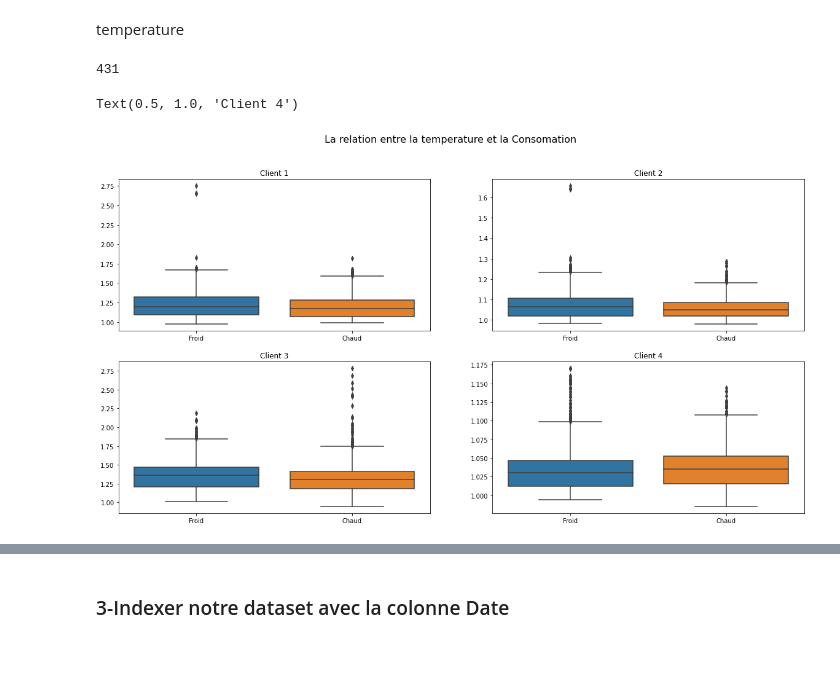
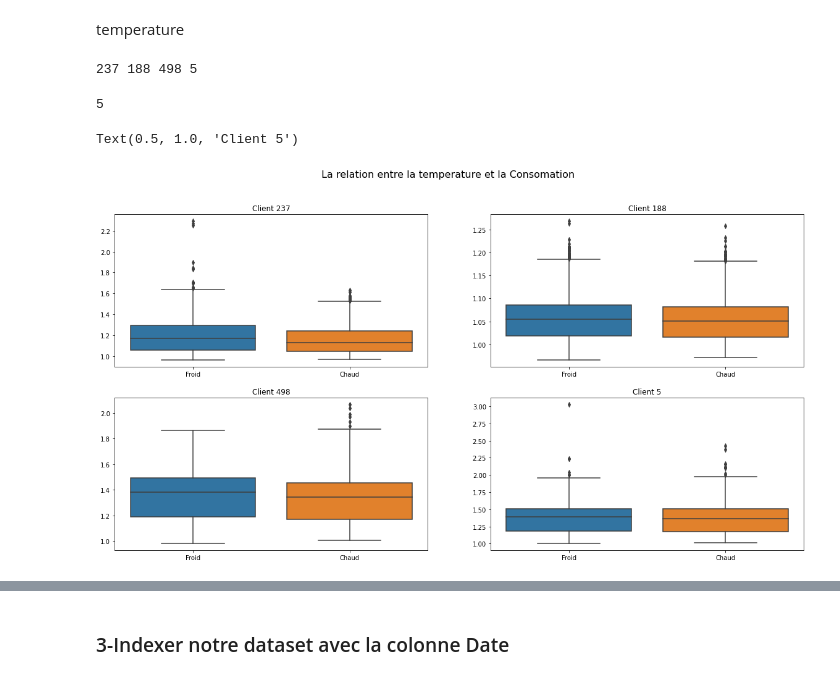
Before and after one commit to forloulhoucine/TER_Analyse-de-donnees-issues-dun-reseau-urbain, a Jupyter notebook: TER.ipynb, the cells around one changed output, grey strips where cells are left out. Drawn from its saved outputs; the diff is of its cells as text; code cells hidden in the pictures; blank space fills up the shorter version.

```diff
--- a/TER.ipynb
+++ b/TER.ipynb
@@ -365,35 +365,38 @@ for i in range(0,4):
  n = random.randint(1,537)
  randomlist.append(n)
 i,j,k,l=randomlist
+print(i,j,k,l)
+# %% [output]
+237 188 498 5
 # %%
 Dch=df[df["Temperature"]>15] #CHAUD
 Dfr=df[df["Temperature"]<15] #FROID
 # %%
 #Boxplot Temperature/Consomation
 print(l)
 c1= pd.concat([Dfr[i],Dch[i]], axis=1)
 c1.columns = ['Froid', 'Chaud']
 c2= pd.concat([Dfr[j],Dch[j]], axis=1)
 c2.columns = ['Froid', 'Chaud']
 c3= pd.concat([Dfr[k],Dch[k]], axis=1)
 c3.columns = ['Froid', 'Chaud']
 c4= pd.concat([Dfr[l],Dch[l]], axis=1)
 c4.columns = ['Froid', 'Chaud']
 f, axes = plt.subplots(2, 2)
 f.set_size_inches(20,10)
 f.suptitle("La relation entre la temperature et la Consomation",fontsize=16)
 sb.boxplot(data=c1, ax=axes[0,0])
-axes[0, 0].set_title('Client 1')
+axes[0, 0].set_title('Client '+str(i))
 sb.boxplot(data=c2, ax=axes[0,1])
-axes[0, 1].set_title('Client 2')
+axes[0, 1].set_title('Client '+str(j))
 sb.boxplot(data=c3, ax=axes[1,0])
-axes[1, 0].set_title('Client 3')
+axes[1, 0].set_title('Client '+str(k))
 sb.boxplot(data=c4, ax=axes[1,1])
-axes[1,1].set_title('Client 4')
+axes[1,1].set_title('Client '+str(l))
 # %% [output]
-431
+5
-Text(0.5, 1.0, 'Client 4')
+Text(0.5, 1.0, 'Client 5')
-[figure, old version]
+[figure, new version]
 # %%
 Dw=df[df["Week"]==1] #WEEK
 Dwnd=df[df["Weekend"]==1] #WEEKEND
```
Also changed, not shown: parts of 10 cells of this notebook.
